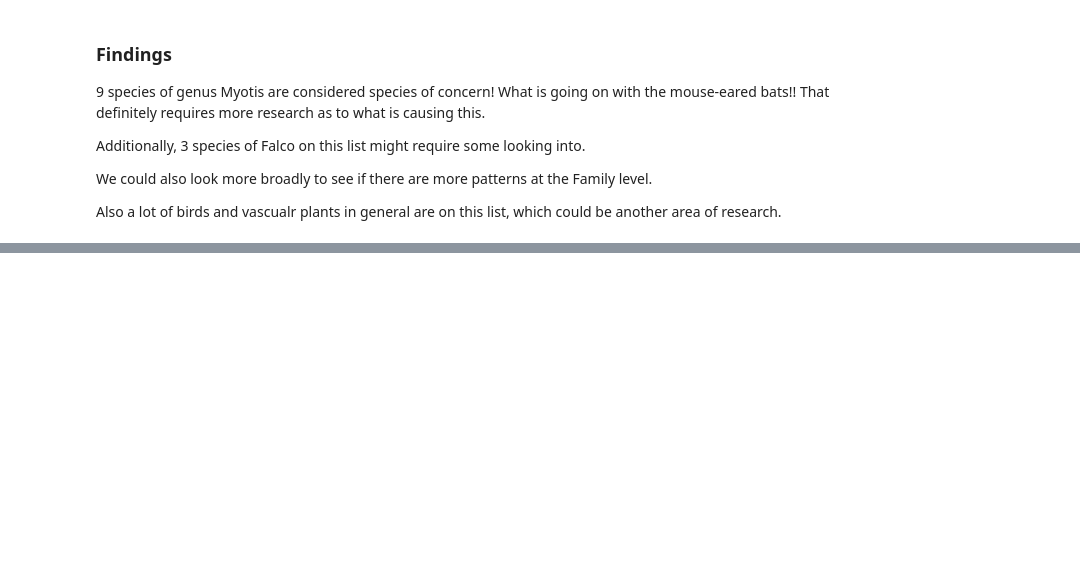
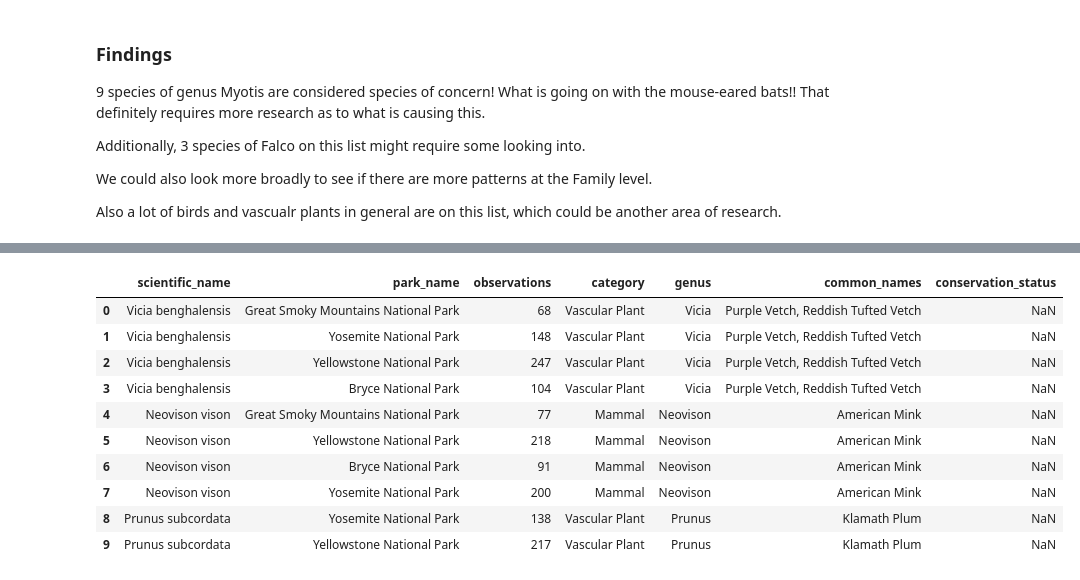
Before and after one commit to arcwoodw/Biodiversity_National_Parks, a Jupyter notebook: biodiversity.ipynb, the cells around one changed output, grey strips where cells are left out. Saved outputs shown, nothing was run; the diff lists cells and outputs as text; code cells hidden in the pictures; blank space fills up the shorter version.

```diff
--- a/biodiversity.ipynb
+++ b/biodiversity.ipynb
@@ -384,0 +612,14 @@ Also a lot of birds and vascualr plants in general are on this list, which could
+# %%
+merged_data.head(10)
+# %% [output]
+|  | scientific_name | park_name | observations | category | genus | common_names | conservation_status |
+| 0 | Vicia benghalensis | Great Smoky Mountains National Park | 68 | Vascular Plant | Vicia | Purple Vetch, Reddish Tufted Vetch | NaN |
+| 1 | Vicia benghalensis | Yosemite National Park | 148 | Vascular Plant | Vicia | Purple Vetch, Reddish Tufted Vetch | NaN |
+| 2 | Vicia benghalensis | Yellowstone National Park | 247 | Vascular Plant | Vicia | Purple Vetch, Reddish Tufted Vetch | NaN |
+| 3 | Vicia benghalensis | Bryce National Park | 104 | Vascular Plant | Vicia | Purple Vetch, Reddish Tufted Vetch | NaN |
+| 4 | Neovison vison | Great Smoky Mountains National Park | 77 | Mammal | Neovison | American Mink | NaN |
+| 5 | Neovison vison | Yellowstone National Park | 218 | Mammal | Neovison | American Mink | NaN |
+| 6 | Neovison vison | Bryce National Park | 91 | Mammal | Neovison | American Mink | NaN |
+| 7 | Neovison vison | Yosemite National Park | 200 | Mammal | Neovison | American Mink | NaN |
+| 8 | Prunus subcordata | Yosemite National Park | 138 | Vascular Plant | Prunus | Klamath Plum | NaN |
+| 9 | Prunus subcordata | Yellowstone National Park | 217 | Vascular Plant | Prunus | Klamath Plum | NaN |
```
Also changed, not shown: parts of 32 cells of this notebook, 1 other file.
